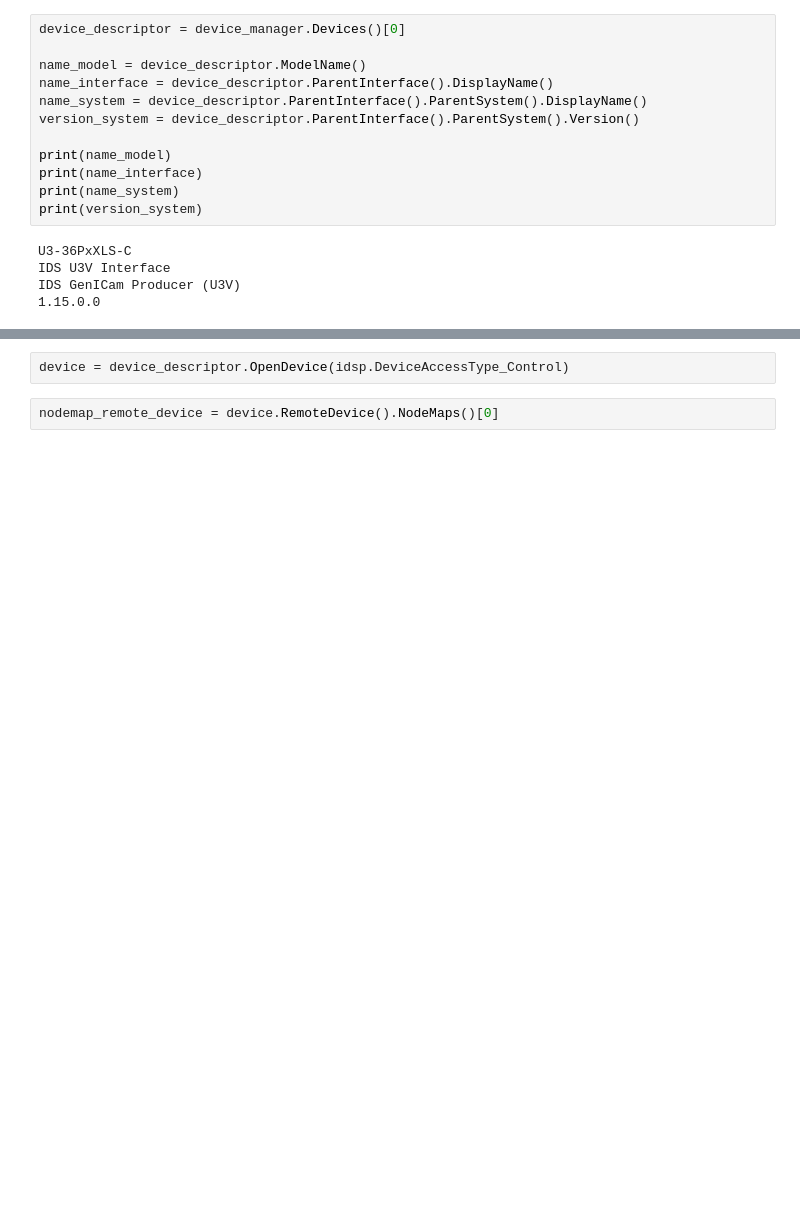
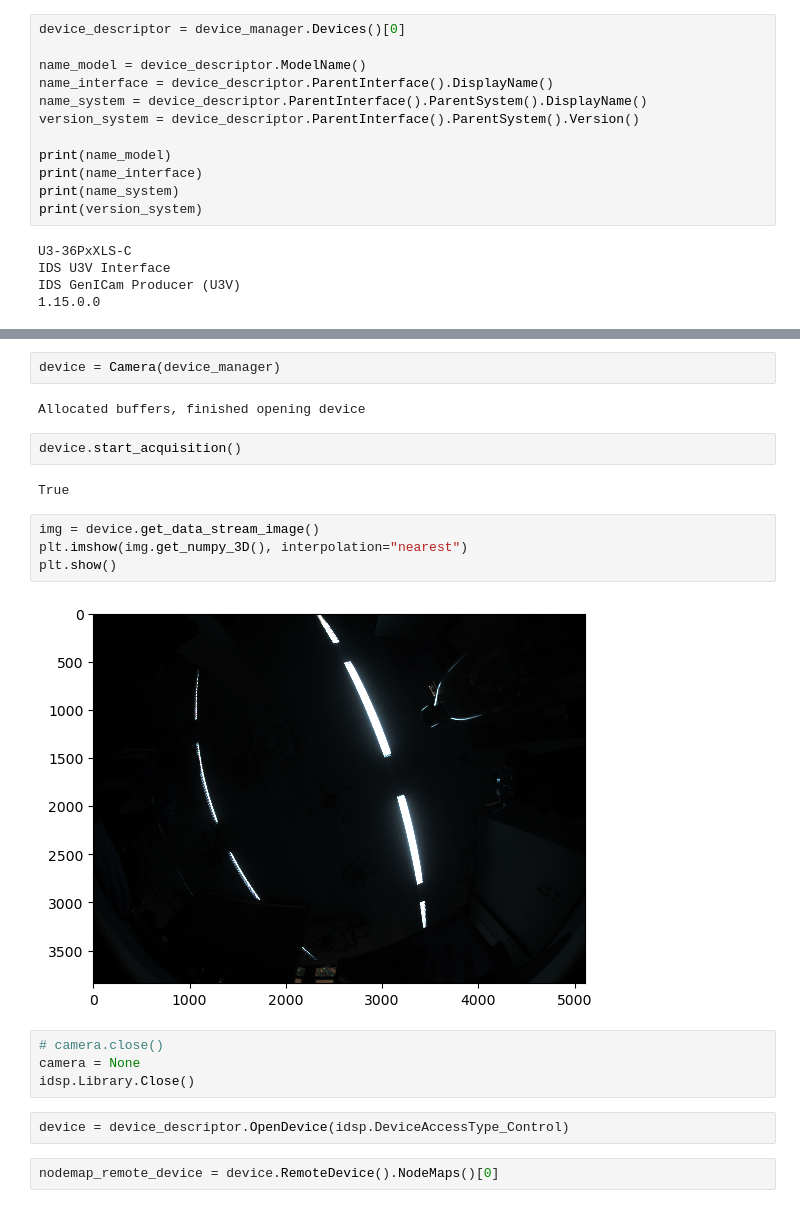
Before and after one commit to bertan-karacora/nimbro-ids-launch, a Jupyter notebook: test.ipynb, the cells around one changed output, grey strips where cells are left out. Saved outputs shown, nothing was run; the diff lists cells and outputs as text; blank space fills up the shorter version.

```diff
--- a/test.ipynb
+++ b/test.ipynb
@@ -52,3 +58,21 @@ IDS GenICam Producer (U3V)
+# %%
+device = Camera(device_manager)
+# %% [output]
+Allocated buffers, finished opening device
+# %%
+device.start_acquisition()
+# %% [output]
+True
+# %%
+img = device.get_data_stream_image()
+plt.imshow(img.get_numpy_3D(), interpolation="nearest")
+plt.show()
+# %% [output]
+[figure, added]
+# %%
+# camera.close()
+camera = None
+idsp.Library.Close()
 # %%
 device = device_descriptor.OpenDevice(idsp.DeviceAccessType_Control)
 # %%
```
Also changed, not shown: parts of 15 cells of this notebook, 1 other file.
